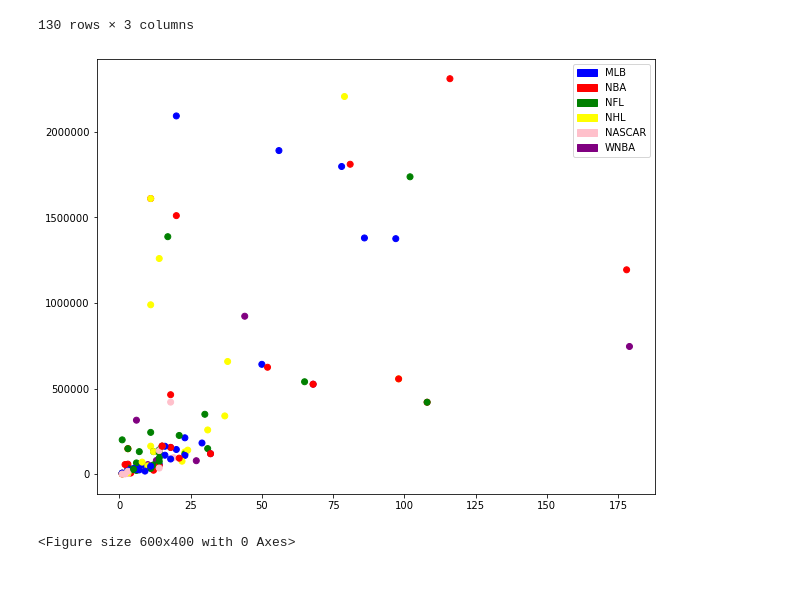
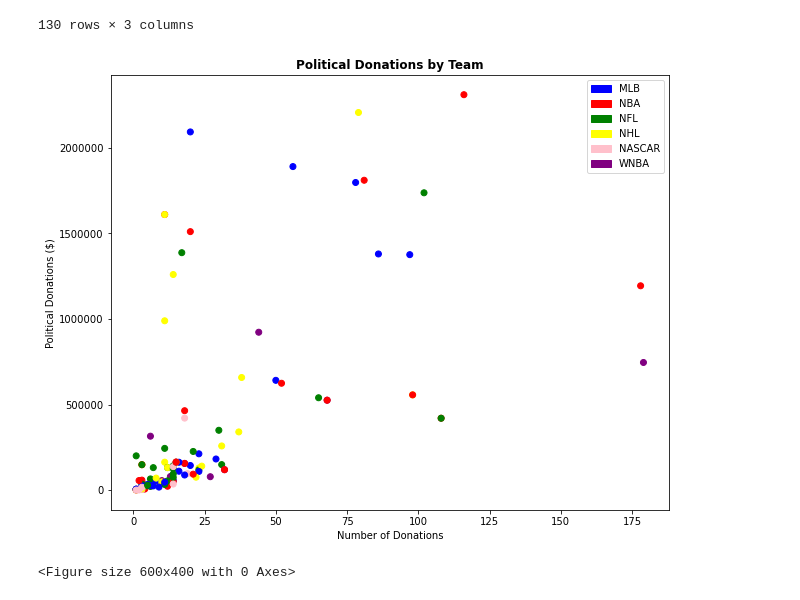
Before and after one commit to richcoca/CIS9655Project, a Jupyter notebook: Group 2A Presentation.ipynb, the cells around one changed output. Saved outputs shown, nothing was run; the diff lists cells and outputs as text; code cells hidden in the pictures.

```diff
--- a/Group 2A Presentation.ipynb
+++ b/Group 2A Presentation.ipynb
@@ -261,20 +263,22 @@ y2
 # %%
 plt.figure(figsize=(10,8))
 scatter = plt.scatter(x2["Count"],y2["Amount"], color= x2["colors"])
-
+plt.xlabel('Number of Donations')
+plt.ylabel('Political Donations ($)')
+plt.title('Political Donations by Team',fontweight="bold")
 
 blue = mpatches.Patch(color='blue', label='MLB')
 red = mpatches.Patch(color='red', label='NBA')
 green = mpatches.Patch(color='green', label='NFL')
 yellow = mpatches.Patch(color='yellow', label='NHL')
 pink = mpatches.Patch(color='pink', label='NASCAR')
 purple = mpatches.Patch(color='purple', label='WNBA')
 plt.legend(handles=[blue, red, green, yellow, pink, purple])
 plt.ticklabel_format(axis="y",style='plain')
 fig.set_dpi(100)
 plt.show()
 # %% [output]
-[figure, old version]
+[figure, new version]
 # %%
 fig =plt.figure()
 plt.figure(figsize=(10,8))
```
Also changed, not shown: parts of 31 cells of this notebook, 2 other files.
